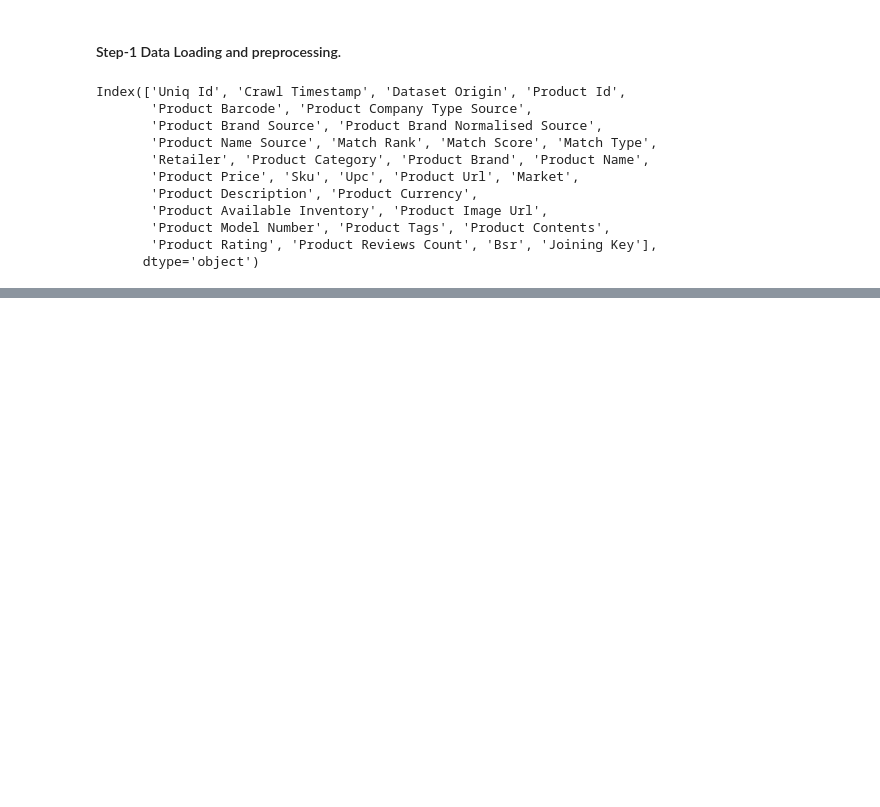
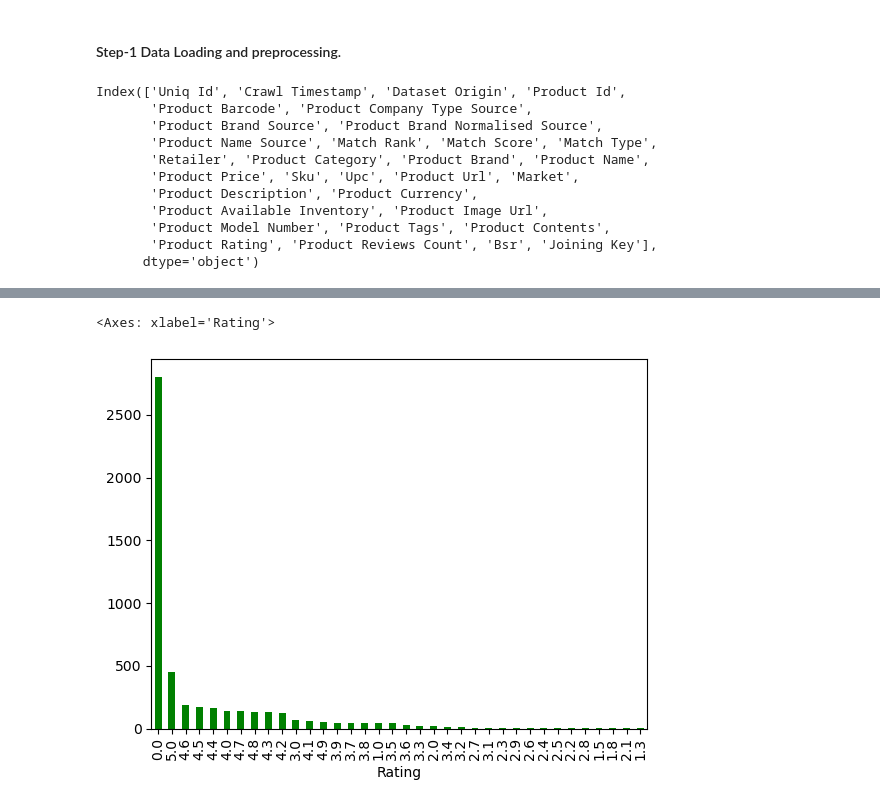
Before and after one commit to imsaqib04/product_recommendation, a Jupyter notebook: recommender.ipynb, the cells around one changed output, grey strips where cells are left out. Drawn from its saved outputs; the diff is of its cells as text; code cells hidden in the pictures; blank space fills up the shorter version.

```diff
--- a/recommender.ipynb
+++ b/recommender.ipynb
@@ -68,0 +215,7 @@ Index(['UniqueID', 'ProductID', 'Rating', 'ReviewCount', 'Product Category',
+# %%
+
+# most rated counts
+train_data['Rating'].value_counts().plot(kind='bar',color='green')
+# %% [output]
+<Axes: xlabel='Rating'>
+[figure, added]
```
Also changed, not shown: parts of 23 cells of this notebook.
